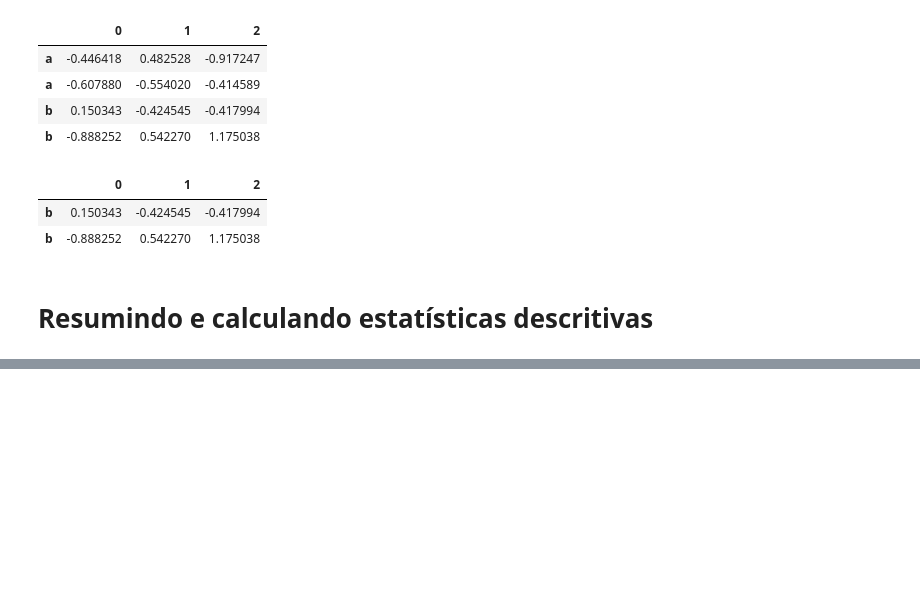
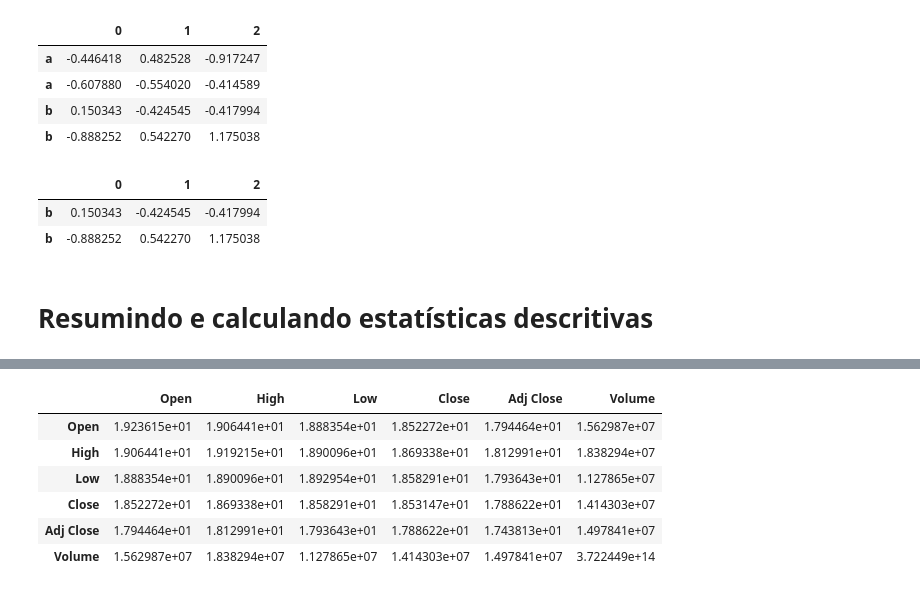
Before and after one commit to anicelysantos/-book-Python-para-Analise-de-dados, a Jupyter notebook: introducao_pandas.ipynb, the cells around one changed output, grey strips where cells are left out. Saved outputs shown, nothing was run; the diff lists cells and outputs as text; code cells hidden in the pictures; blank space fills up the shorter version.

```diff
--- a/introducao_pandas.ipynb
+++ b/introducao_pandas.ipynb
@@ -1009,0 +1103,4 @@ df.loc['b']
+# %%
+#Pegando dados do Yahoo!Finance
+yf.pdr_override()
+data = web.get_data_yahoo("SPY", start="2017-01-01", end="2017-04-30")
@@ -1009,0 +1150,10 @@ df.loc['b']
+# %%
+data.cov()
+# %% [output]
+|  | Open | High | Low | Close | Adj Close | Volume |
+| Open | 1.923615e+01 | 1.906441e+01 | 1.888354e+01 | 1.852272e+01 | 1.794464e+01 | 1.562987e+07 |
+| High | 1.906441e+01 | 1.919215e+01 | 1.890096e+01 | 1.869338e+01 | 1.812991e+01 | 1.838294e+07 |
+| Low | 1.888354e+01 | 1.890096e+01 | 1.892954e+01 | 1.858291e+01 | 1.793643e+01 | 1.127865e+07 |
+| Close | 1.852272e+01 | 1.869338e+01 | 1.858291e+01 | 1.853147e+01 | 1.788622e+01 | 1.414303e+07 |
+| Adj Close | 1.794464e+01 | 1.812991e+01 | 1.793643e+01 | 1.788622e+01 | 1.743813e+01 | 1.497841e+07 |
+| Volume | 1.562987e+07 | 1.838294e+07 | 1.127865e+07 | 1.414303e+07 | 1.497841e+07 | 3.722449e+14 |
```
Also changed, not shown: parts of 35 cells of this notebook.
